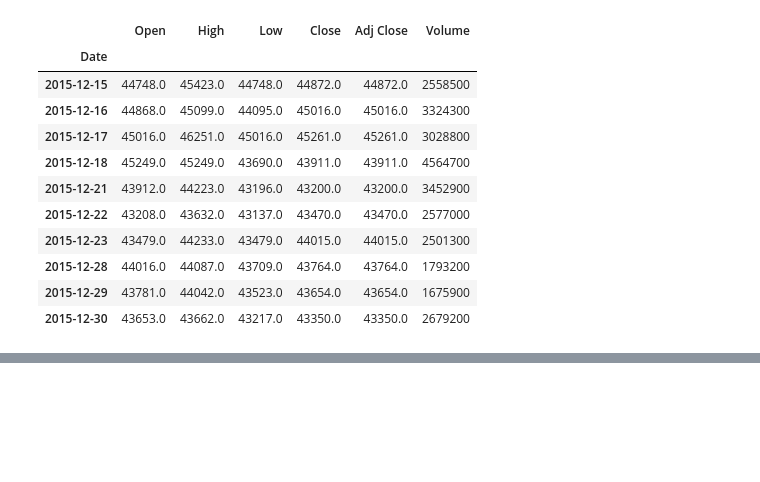
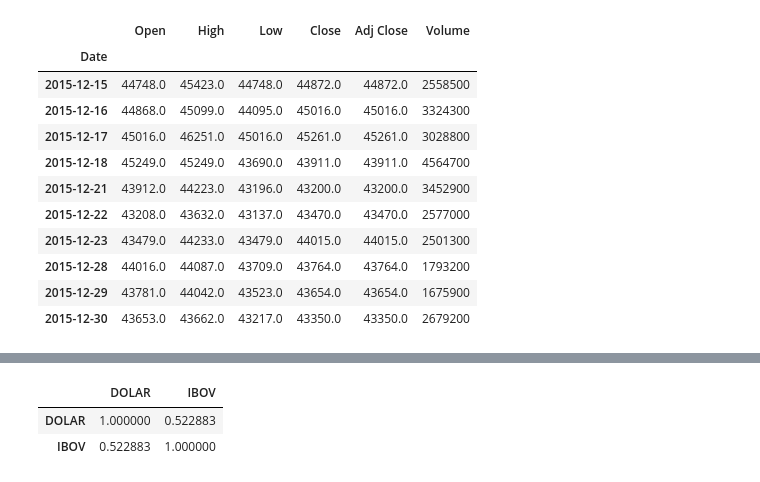
Before and after one commit to Angelicogfa/AnaliseFinanceiraApiYahoo, a Jupyter notebook: AnaliseFinanceiraApiBolsa.ipynb, the cells around one changed output, grey strips where cells are left out. Saved outputs shown, nothing was run; the diff lists cells and outputs as text; code cells hidden in the pictures; blank space fills up the shorter version.

```diff
--- a/AnaliseFinanceiraApiBolsa.ipynb
+++ b/AnaliseFinanceiraApiBolsa.ipynb
@@ -111,0 +154,6 @@ py.iplot(fig, image='png')
+# %%
+carteira.corr()
+# %% [output]
+|  | DOLAR | IBOV |
+| DOLAR | 1.000000 | 0.522883 |
+| IBOV | 0.522883 | 1.000000 |
```
Also changed, not shown: parts of 16 cells of this notebook.
